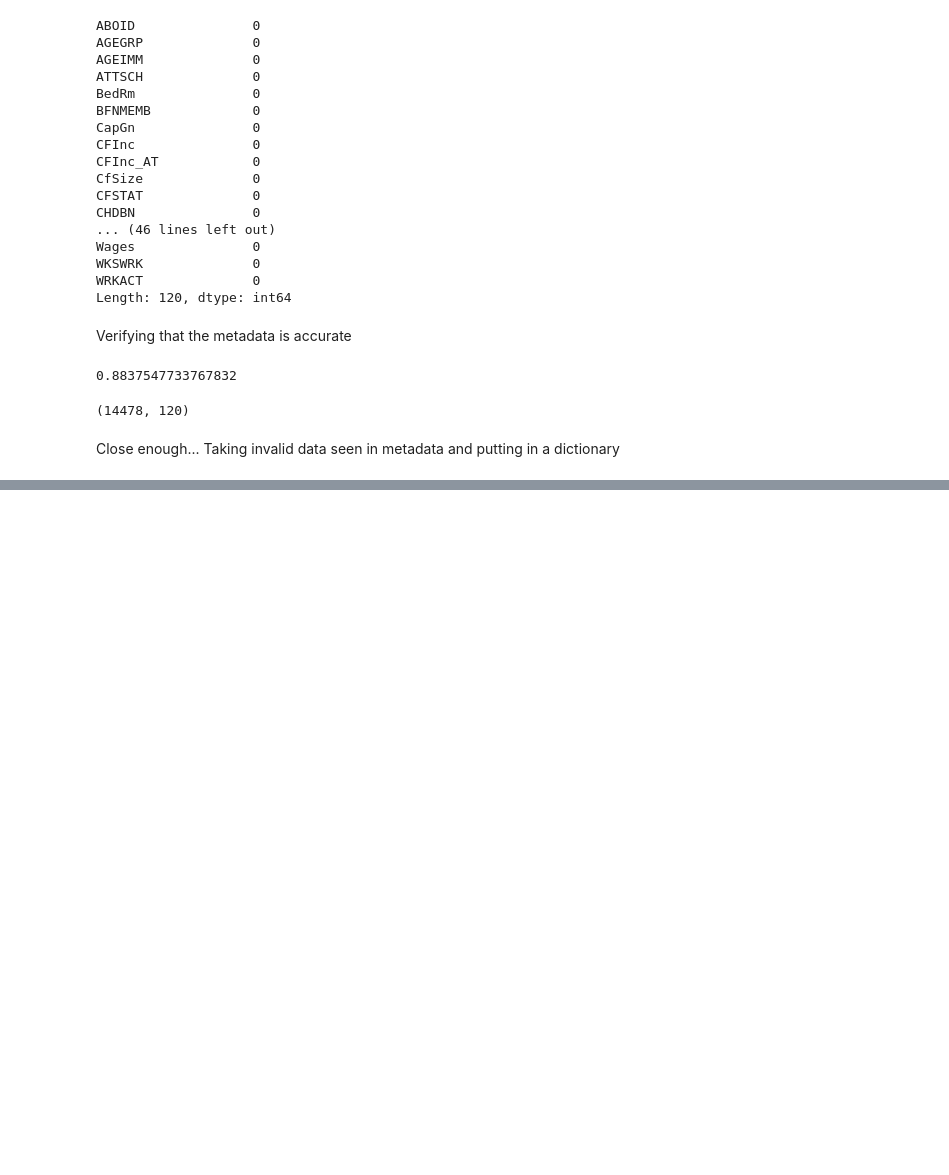
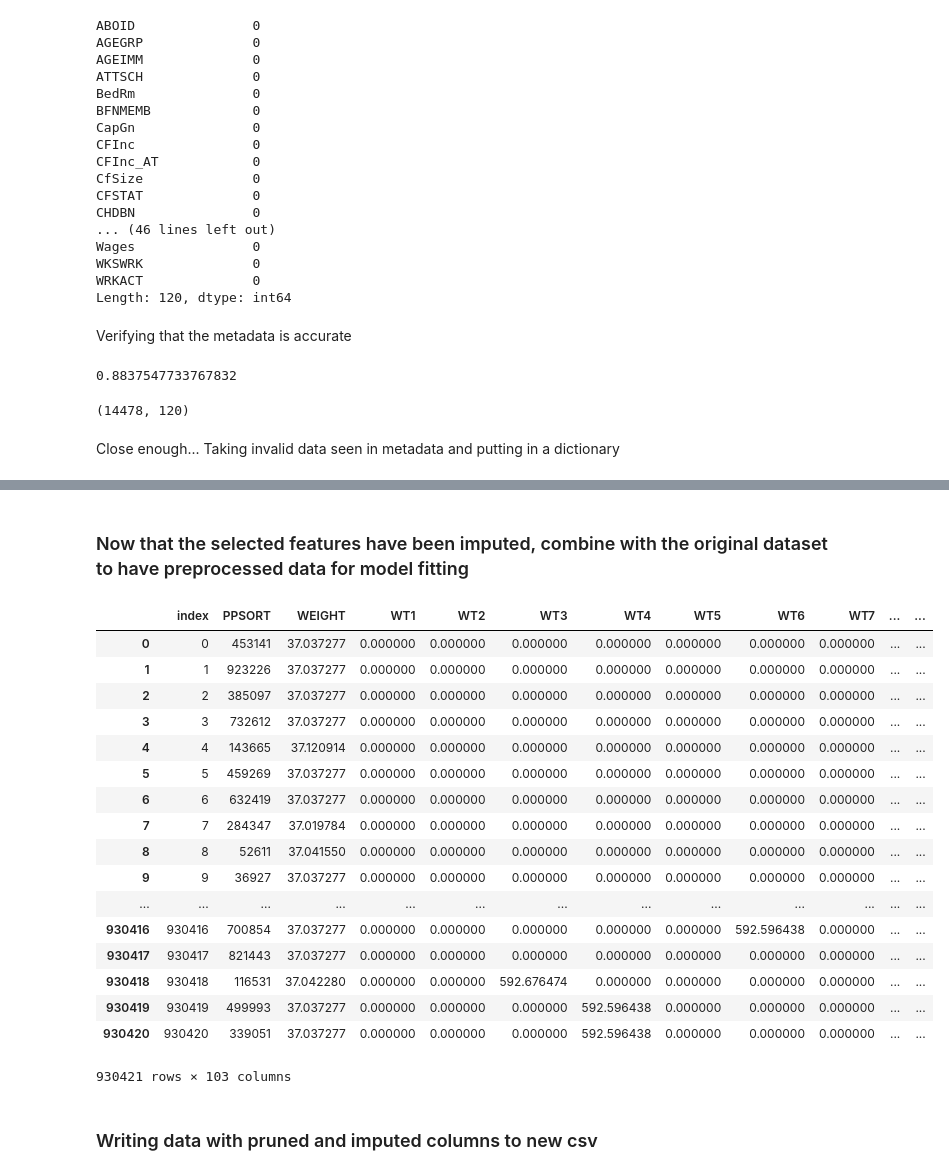
Before and after one commit to Kiefer-Co/4710-L-Plus, a Jupyter notebook: notebooks/Feature-Selection.ipynb, the cells around one changed output, grey strips where cells are left out. Cells and saved outputs as stored; diff of their text form; code cells hidden in the pictures; blank space fills up the shorter version.

Commit message:
Dummy values are now imputed

```diff
--- a/notebooks/Feature-Selection.ipynb
+++ b/notebooks/Feature-Selection.ipynb
@@ -244,7 +258,8 @@ df_missing
 | 103 | VALUE | 258338 | 0.277657 |
 104 rows × 3 columns
 # %%
-source = ColumnDataSource(data=df_missing.sort_values(by=['Ratio'], ascending=False))
+df_missing = df_missing.sort_values(by=['Ratio'], ascending=False)
+source = ColumnDataSource(data=df_missing)
 
 p = figure(x_range=df_missing['Feature'], plot_height=500, plot_width=2000, title="Missing Ratios",
            toolbar_location=None, x_axis_label='Feature', y_axis_label='Ratio', tools="")
@@ -263,0 +308,4 @@ show(p)
+# %%
+df_unpruned = df_missing[df_missing['Ratio'] <= 0.3]
+to_impute = df_unpruned['Feature'].tolist()
+to_impute
@@ -273,0 +346,2 @@ Ultra fun solution: train a model (like our best friend, XGBoost) to predict the
+# %%
+imputed = pd.read_csv("pumf-98M0001-E-2016-individuals_F1.csv", usecols=to_impute)
@@ -273,0 +483,30 @@ Ultra fun solution: train a model (like our best friend, XGBoost) to predict the
+# %% [markdown]
+### Now that the selected features have been imputed, combine with the original dataset to have preprocessed data for model fitting
+# %%
+all_cols = pd.read_csv("pumf-98M0001-E-2016-individuals_F1.csv", nrows=1).columns
+unimputed_cols = list(set(all_cols) - set(missing_dict.keys()))
+df_selected = pd.read_csv("pumf-98M0001-E-2016-individuals_F1.csv", usecols=unimputed_cols)
+df_selected = pd.concat([df_selected, imputed], axis=1, sort=False).reset_index()
+
+df_selected
+# %% [output]
+|  | index | PPSORT | WEIGHT | WT1 | WT2 | WT3 | WT4 | WT5 | WT6 | WT7 | ... | ... |
+| 0 | 0 | 453141 | 37.037277 | 0.000000 | 0.000000 | 0.000000 | 0.000000 | 0.000000 | 0.000000 | 0.000000 | ... | ... |
+| 1 | 1 | 923226 | 37.037277 | 0.000000 | 0.000000 | 0.000000 | 0.000000 | 0.000000 | 0.000000 | 0.000000 | ... | ... |
+| 2 | 2 | 385097 | 37.037277 | 0.000000 | 0.000000 | 0.000000 | 0.000000 | 0.000000 | 0.000000 | 0.000000 | ... | ... |
+| 3 | 3 | 732612 | 37.037277 | 0.000000 | 0.000000 | 0.000000 | 0.000000 | 0.000000 | 0.000000 | 0.000000 | ... | ... |
+| 4 | 4 | 143665 | 37.120914 | 0.000000 | 0.000000 | 0.000000 | 0.000000 | 0.000000 | 0.000000 | 0.000000 | ... | ... |
+| 5 | 5 | 459269 | 37.037277 | 0.000000 | 0.000000 | 0.000000 | 0.000000 | 0.000000 | 0.000000 | 0.000000 | ... | ... |
+| 6 | 6 | 632419 | 37.037277 | 0.000000 | 0.000000 | 0.000000 | 0.000000 | 0.000000 | 0.000000 | 0.000000 | ... | ... |
+| 7 | 7 | 284347 | 37.019784 | 0.000000 | 0.000000 | 0.000000 | 0.000000 | 0.000000 | 0.000000 | 0.000000 | ... | ... |
+| 8 | 8 | 52611 | 37.041550 | 0.000000 | 0.000000 | 0.000000 | 0.000000 | 0.000000 | 0.000000 | 0.000000 | ... | ... |
+| 9 | 9 | 36927 | 37.037277 | 0.000000 | 0.000000 | 0.000000 | 0.000000 | 0.000000 | 0.000000 | 0.000000 | ... | ... |
+| ... | ... | ... | ... | ... | ... | ... | ... | ... | ... | ... | ... | ... |
+| 930416 | 930416 | 700854 | 37.037277 | 0.000000 | 0.000000 | 0.000000 | 0.000000 | 0.000000 | 592.596438 | 0.000000 | ... | ... |
+| 930417 | 930417 | 821443 | 37.037277 | 0.000000 | 0.000000 | 0.000000 | 0.000000 | 0.000000 | 0.000000 | 0.000000 | ... | ... |
+| 930418 | 930418 | 116531 | 37.042280 | 0.000000 | 0.000000 | 592.676474 | 0.000000 | 0.000000 | 0.000000 | 0.000000 | ... | ... |
+| 930419 | 930419 | 499993 | 37.037277 | 0.000000 | 0.000000 | 0.000000 | 592.596438 | 0.000000 | 0.000000 | 0.000000 | ... | ... |
+| 930420 | 930420 | 339051 | 37.037277 | 0.000000 | 0.000000 | 0.000000 | 592.596438 | 0.000000 | 0.000000 | 0.000000 | ... | ... |
+930421 rows × 103 columns
+# %% [markdown]
+### Writing data with pruned and imputed columns to new csv
```
Also changed, not shown: parts of 17 cells of this notebook.
